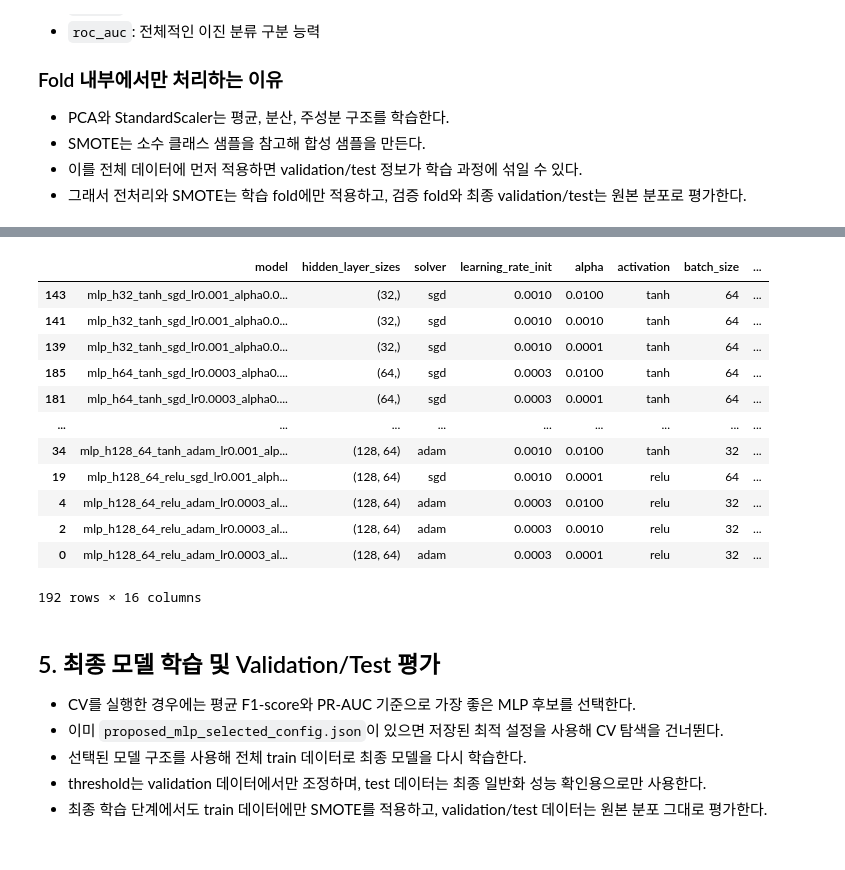
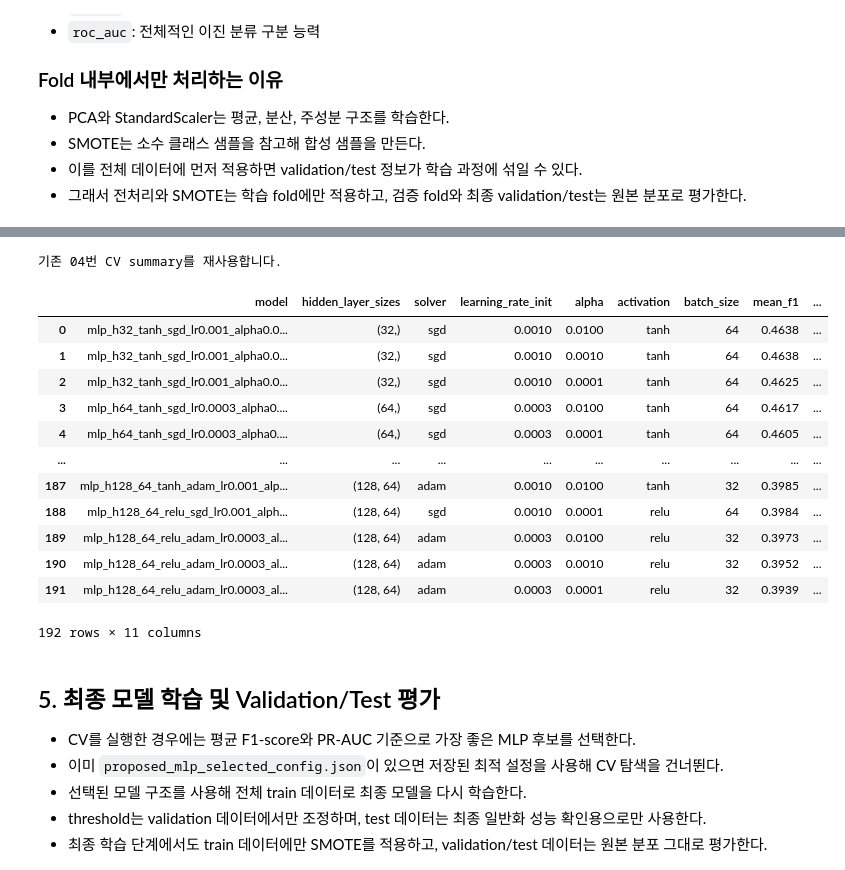
Before and after one commit to HSU-bigdata-project/review-refining, a Jupyter notebook: 04SMOTE_5-fold_model_train.ipynb, the cells around one changed output, grey strips where cells are left out. Saved outputs shown, nothing was run; the diff lists cells and outputs as text; code cells hidden in the pictures.

```diff
--- a/04SMOTE_5-fold_model_train.ipynb
+++ b/04SMOTE_5-fold_model_train.ipynb
@@ -379,47 +379,67 @@ else:
 
     cv_results = pd.DataFrame(cv_rows)
     cv_summary = (
         cv_results.groupby([
             'model',
             'hidden_layer_sizes',
             'solver',
             'learning_rate_init',
             'alpha',
             'activation',
             'batch_size',
             'pca_n_components',
             'smote_k_neighbors',
         ])
         .agg(
             mean_f1=('f1', 'mean'),
             std_f1=('f1', 'std'),
             mean_pr_auc=('pr_auc', 'mean'),
             std_pr_auc=('pr_auc', 'std'),
             mean_precision=('precision', 'mean'),
             mean_recall=('recall', 'mean'),
             mean_roc_auc=('roc_auc', 'mean'),
         )
         .reset_index()
         .sort_values(['mean_f1', 'mean_pr_auc'], ascending=False)
     )
 
     cv_summary.to_csv(PROPOSED_MLP_OUTPUTS['cv_summary'], index=False, encoding='utf-8-sig')
 
-cv_summary
+cv_summary_display = cv_summary[[
+    'model',
+    'hidden_layer_sizes',
+    'solver',
+    'learning_rate_init',
+    'alpha',
+    'activation',
+    'batch_size',
+    'mean_f1',
+    'mean_pr_auc',
+    'mean_precision',
+    'mean_recall',
+]]
+
+display(cv_summary_display.round({
+    'mean_f1': 4,
+    'mean_pr_auc': 4,
+    'mean_precision': 4,
+    'mean_recall': 4,
+}))
 # %% [output]
+기존 04번 CV summary를 재사용합니다.
-|  | model | hidden_layer_sizes | solver | learning_rate_init | alpha | activation | batch_size | ... |
-| 143 | mlp_h32_tanh_sgd_lr0.001_alpha0.0... | (32,) | sgd | 0.0010 | 0.0100 | tanh | 64 | ... |
-| 141 | mlp_h32_tanh_sgd_lr0.001_alpha0.0... | (32,) | sgd | 0.0010 | 0.0010 | tanh | 64 | ... |
-| 139 | mlp_h32_tanh_sgd_lr0.001_alpha0.0... | (32,) | sgd | 0.0010 | 0.0001 | tanh | 64 | ... |
-| 185 | mlp_h64_tanh_sgd_lr0.0003_alpha0.... | (64,) | sgd | 0.0003 | 0.0100 | tanh | 64 | ... |
-| 181 | mlp_h64_tanh_sgd_lr0.0003_alpha0.... | (64,) | sgd | 0.0003 | 0.0001 | tanh | 64 | ... |
-| ... | ... | ... | ... | ... | ... | ... | ... | ... |
-| 34 | mlp_h128_64_tanh_adam_lr0.001_alp... | (128, 64) | adam | 0.0010 | 0.0100 | tanh | 32 | ... |
-| 19 | mlp_h128_64_relu_sgd_lr0.001_alph... | (128, 64) | sgd | 0.0010 | 0.0001 | relu | 64 | ... |
-| 4 | mlp_h128_64_relu_adam_lr0.0003_al... | (128, 64) | adam | 0.0003 | 0.0100 | relu | 32 | ... |
-| 2 | mlp_h128_64_relu_adam_lr0.0003_al... | (128, 64) | adam | 0.0003 | 0.0010 | relu | 32 | ... |
-| 0 | mlp_h128_64_relu_adam_lr0.0003_al... | (128, 64) | adam | 0.0003 | 0.0001 | relu | 32 | ... |
+|  | model | hidden_layer_sizes | solver | learning_rate_init | alpha | activation | batch_size | mean_f1 | ... |
+| 0 | mlp_h32_tanh_sgd_lr0.001_alpha0.0... | (32,) | sgd | 0.0010 | 0.0100 | tanh | 64 | 0.4638 | ... |
+| 1 | mlp_h32_tanh_sgd_lr0.001_alpha0.0... | (32,) | sgd | 0.0010 | 0.0010 | tanh | 64 | 0.4638 | ... |
+| 2 | mlp_h32_tanh_sgd_lr0.001_alpha0.0... | (32,) | sgd | 0.0010 | 0.0001 | tanh | 64 | 0.4625 | ... |
+| 3 | mlp_h64_tanh_sgd_lr0.0003_alpha0.... | (64,) | sgd | 0.0003 | 0.0100 | tanh | 64 | 0.4617 | ... |
+| 4 | mlp_h64_tanh_sgd_lr0.0003_alpha0.... | (64,) | sgd | 0.0003 | 0.0001 | tanh | 64 | 0.4605 | ... |
+| ... | ... | ... | ... | ... | ... | ... | ... | ... | ... |
+| 187 | mlp_h128_64_tanh_adam_lr0.001_alp... | (128, 64) | adam | 0.0010 | 0.0100 | tanh | 32 | 0.3985 | ... |
+| 188 | mlp_h128_64_relu_sgd_lr0.001_alph... | (128, 64) | sgd | 0.0010 | 0.0001 | relu | 64 | 0.3984 | ... |
+| 189 | mlp_h128_64_relu_adam_lr0.0003_al... | (128, 64) | adam | 0.0003 | 0.0100 | relu | 32 | 0.3973 | ... |
+| 190 | mlp_h128_64_relu_adam_lr0.0003_al... | (128, 64) | adam | 0.0003 | 0.0010 | relu | 32 | 0.3952 | ... |
+| 191 | mlp_h128_64_relu_adam_lr0.0003_al... | (128, 64) | adam | 0.0003 | 0.0001 | relu | 32 | 0.3939 | ... |
-192 rows × 16 columns
+192 rows × 11 columns
 # %% [markdown]
 
 ## 5. 최종 모델 학습 및 Validation/Test 평가
```
Also changed, not shown: parts of 2 cells of this notebook, 1 other file.
